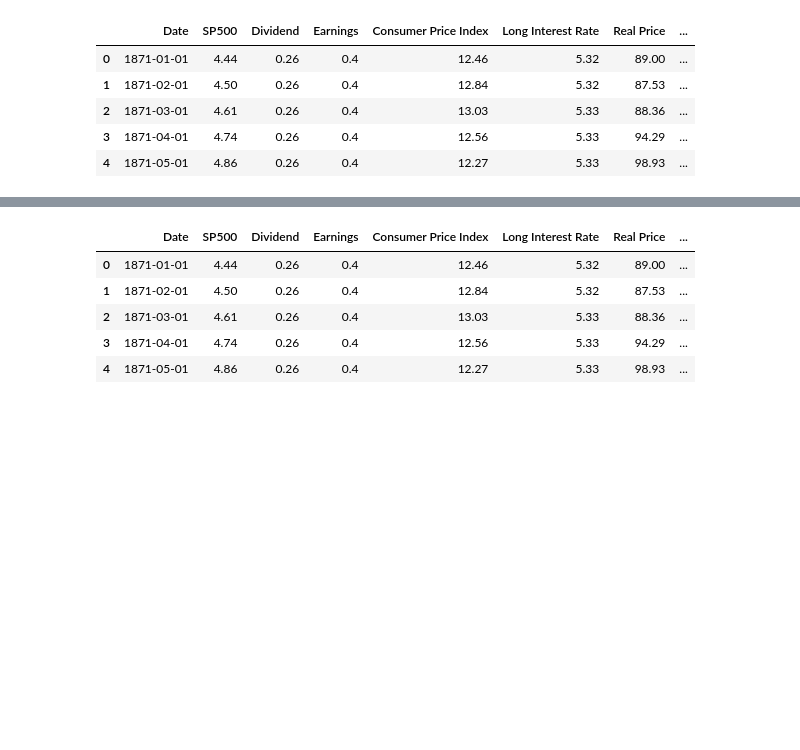
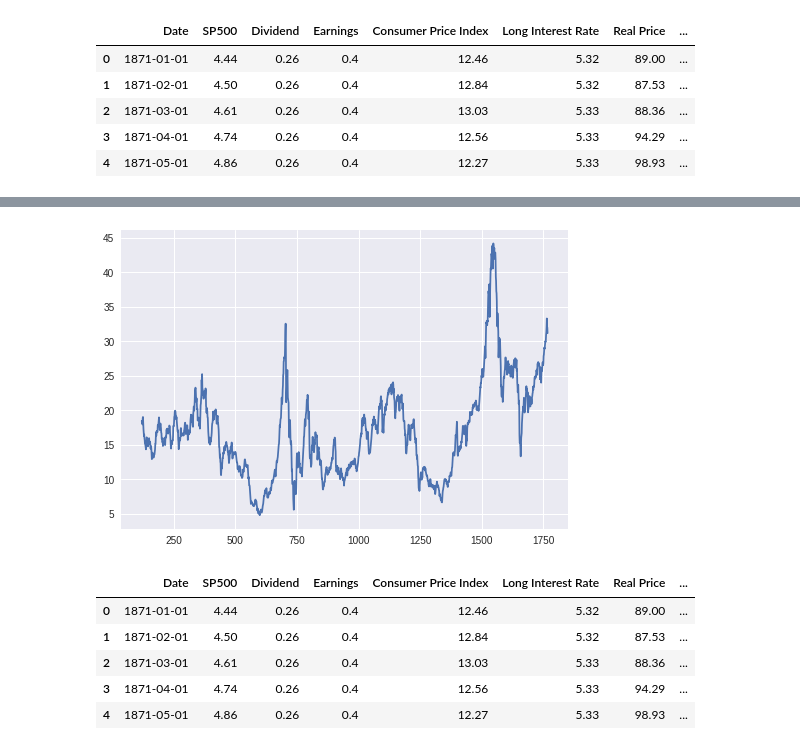
Before and after one commit to LambdaSchool/DS-Unit-1-Sprint-5-Data-Storytelling-Blog-Post, a Jupyter notebook: Data_Storytelling_Project.ipynb, the cells around one changed output, grey strips where cells are left out. Saved outputs shown, nothing was run; the diff lists cells and outputs as text; code cells hidden in the pictures; blank space fills up the shorter version.

```diff
--- a/Data_Storytelling_Project.ipynb
+++ b/Data_Storytelling_Project.ipynb
@@ -82 +94,6 @@ dtype: int64
+# %%
+# Basic plot of price-to-earning 10-year moving average
+df['PE10'].plot();
+# %% [output]
+[figure, added]
 # %%
```
Also changed, not shown: parts of 40 cells of this notebook.
